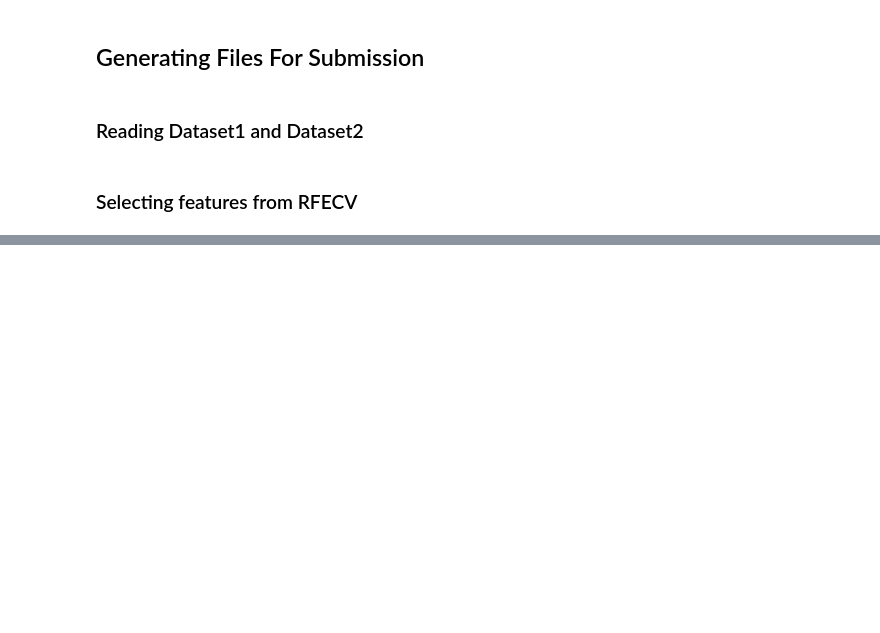
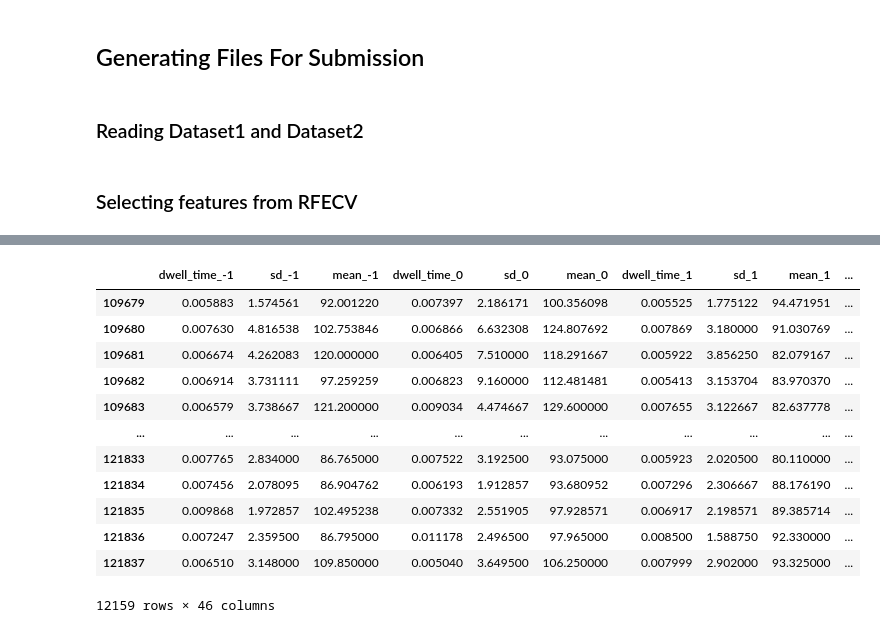
Before and after one commit to luajunan/DSA4262-ateam, a Jupyter notebook: source codes/Model_Training.ipynb, the cells around one changed output, grey strips where cells are left out. Cells and saved outputs as stored; diff of their text form; code cells hidden in the pictures; blank space fills up the shorter version.

```diff
--- a/source codes/Model_Training.ipynb
+++ b/source codes/Model_Training.ipynb
@@ -97,0 +120,23 @@ gscv_model = GridSearchCV(clf, param_grid =params, verbose =10, cv=5, scoring =
+# %%
+from hypopt import GridSearch
+
+# To account for weight imbalances
+scale_pos_weight = math.sqrt(y_train.value_counts()[0]/y_train.value_counts()[1])
+
+clf = xgb.XGBClassifier(random_state=4262, colsample_bytree = 0.8, colsample_bynode = 0.8, colsample_bylevel = 0.8, use_label_encoder = False,
+                        eval_metric = "aucpr", objective = "binary:logistic", scale_pos_weight = scale_pos_weight)
+
+params = {
+ "learning_rate" : [0.03, 0.05, 0.08],
+ "max_depth" : [5, 7, 10],
+ "min_child_weight" : [1, 3, 5],
+ "gamma": [0.5, 1],
+ "alpha": [0.5],
+ "subsample": [0.8, 1],
+ "n_estimators":[300, 500, 700]
+}
+
+# Grid-search all parameter combinations using a validation set.
+gs = GridSearch(model = clf, param_grid = params, parallelize=False)
+gs.fit(X_train, y_train, X_val, y_val, scoring="average_precision")
+print('Test Score for Optimized Parameters:', gs.score(X_test, y_test))
@@ -158 +219,3 @@ NameError: name 'gscv_model' is not defined
+# %%
+X_val = X_val.iloc[:, rfecv.support_]
 # %%
@@ -228,0 +358,16 @@ output(ds2, clf_xgb, ds2_output).to_csv("ds2_xgb_final_ggact.csv", index=False)
+# %%
+X_val
+# %% [output]
+|  | dwell_time_-1 | sd_-1 | mean_-1 | dwell_time_0 | sd_0 | mean_0 | dwell_time_1 | sd_1 | mean_1 | ... |
+| 109679 | 0.005883 | 1.574561 | 92.001220 | 0.007397 | 2.186171 | 100.356098 | 0.005525 | 1.775122 | 94.471951 | ... |
+| 109680 | 0.007630 | 4.816538 | 102.753846 | 0.006866 | 6.632308 | 124.807692 | 0.007869 | 3.180000 | 91.030769 | ... |
+| 109681 | 0.006674 | 4.262083 | 120.000000 | 0.006405 | 7.510000 | 118.291667 | 0.005922 | 3.856250 | 82.079167 | ... |
+| 109682 | 0.006914 | 3.731111 | 97.259259 | 0.006823 | 9.160000 | 112.481481 | 0.005413 | 3.153704 | 83.970370 | ... |
+| 109683 | 0.006579 | 3.738667 | 121.200000 | 0.009034 | 4.474667 | 129.600000 | 0.007655 | 3.122667 | 82.637778 | ... |
+| ... | ... | ... | ... | ... | ... | ... | ... | ... | ... | ... |
+| 121833 | 0.007765 | 2.834000 | 86.765000 | 0.007522 | 3.192500 | 93.075000 | 0.005923 | 2.020500 | 80.110000 | ... |
+| 121834 | 0.007456 | 2.078095 | 86.904762 | 0.006193 | 1.912857 | 93.680952 | 0.007296 | 2.306667 | 88.176190 | ... |
+| 121835 | 0.009868 | 1.972857 | 102.495238 | 0.007332 | 2.551905 | 97.928571 | 0.006917 | 2.198571 | 89.385714 | ... |
+| 121836 | 0.007247 | 2.359500 | 86.795000 | 0.011178 | 2.496500 | 97.965000 | 0.008500 | 1.588750 | 92.330000 | ... |
+| 121837 | 0.006510 | 3.148000 | 109.850000 | 0.005040 | 3.649500 | 106.250000 | 0.007999 | 2.902000 | 93.325000 | ... |
+12159 rows × 46 columns
```
Also changed, not shown: parts of 23 cells of this notebook.
